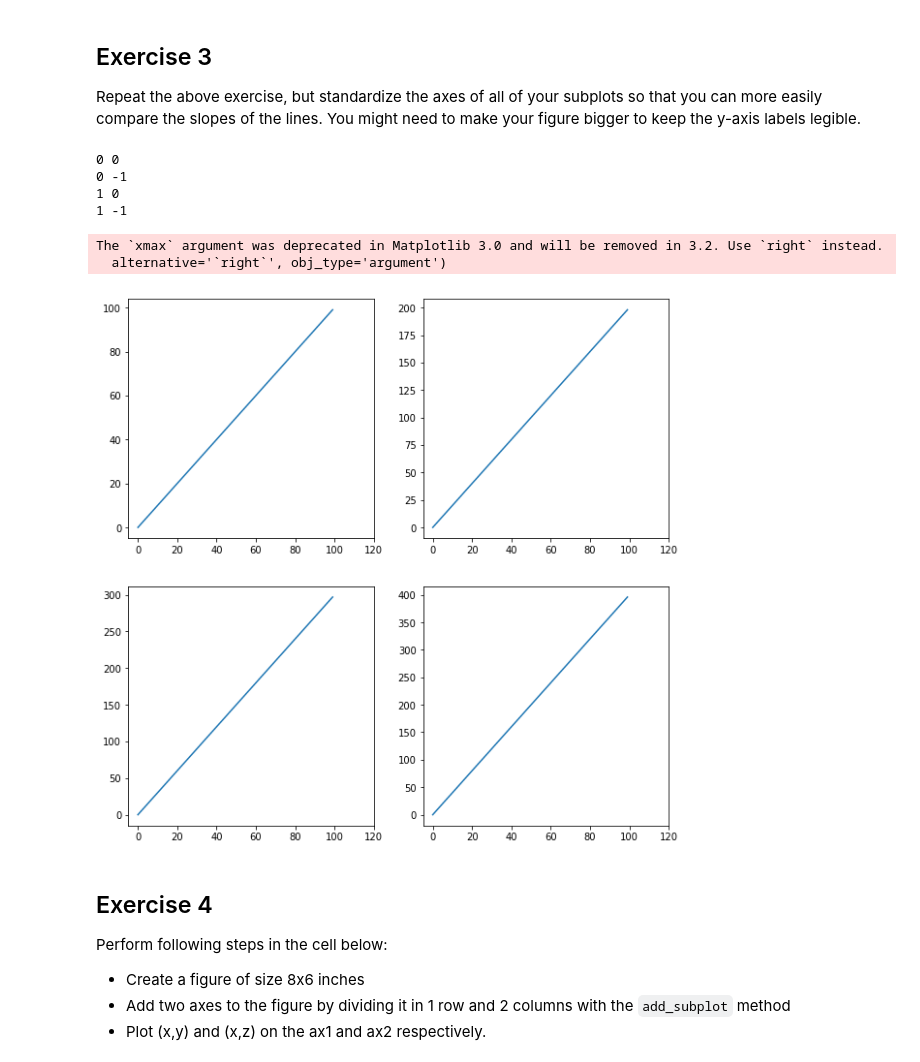
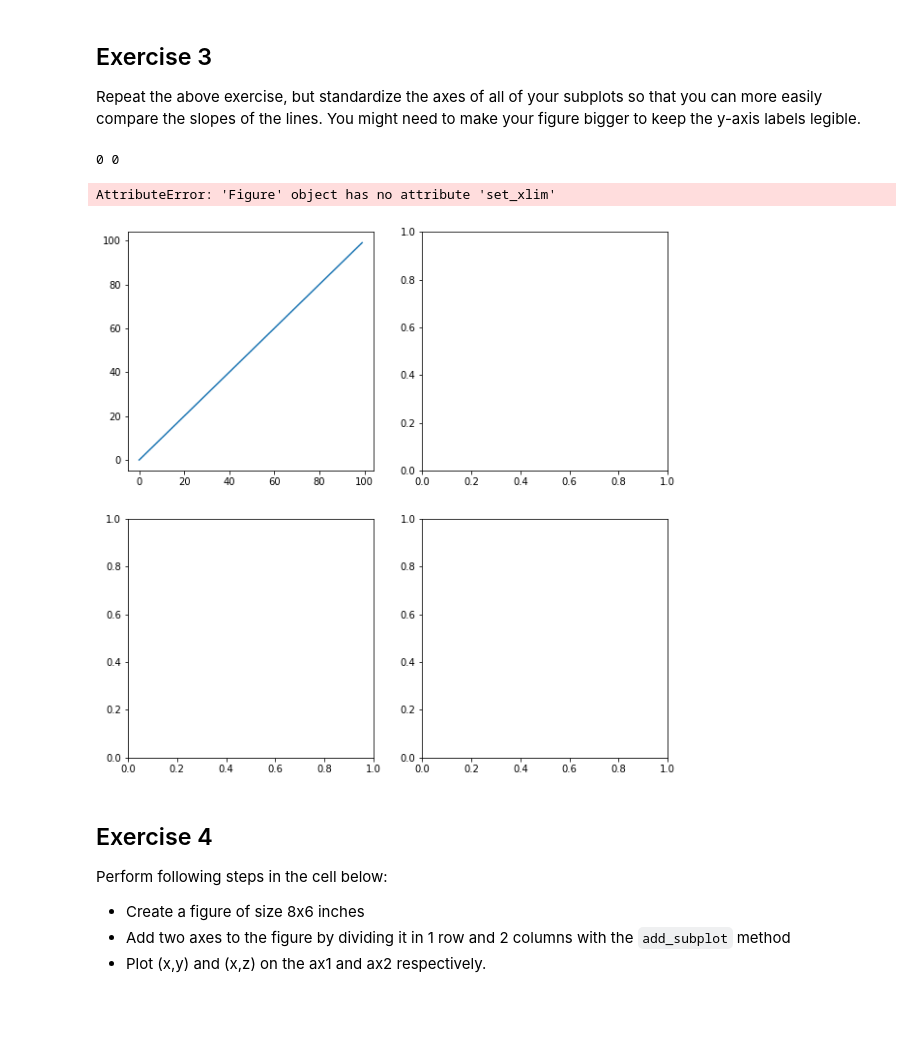
Before and after one commit to joeygoodman/dsc-more-practice-with-matplotlib-lab-dc-ds-060319, a Jupyter notebook: index.ipynb, the cells around one changed output. Cells and saved outputs as stored; diff of their text form; code cells hidden in the pictures; blank space fills up the shorter version.

```diff
--- a/index.ipynb
+++ b/index.ipynb
@@ -105,27 +105,24 @@ Repeat the above exercise, but standardize the axes of all of your subplots so t
 # %%
 nrows = 2
 ncols = 2
 ncells = nrows * ncols
 
 fig, axes = plt.subplots(nrows=nrows, ncols=ncols, figsize=(10,10))
 
 exp = 0
 for n in range(1, ncells+1):
     exp += 1
     row = (n-1)//ncols
     col = (n%ncols - 1)
     print(row, col)
     ax = axes[row][col]
     ax.plot(x*exp)
-    ax.set_xlim(xmax=120)
+#     ax.set_xlim(right=120)
+    fig.set_xlim(right=120)
 # %% [output]
 0 0
-0 -1
-1 0
-1 -1
-The `xmax` argument was deprecated in Matplotlib 3.0 and will be removed in 3.2. Use `right` instead.
-  alternative='`right`', obj_type='argument')
+AttributeError: 'Figure' object has no attribute 'set_xlim'
-[figure, old version]
+[figure, new version]
 # %% [markdown]
 ## Exercise 4
 
```
